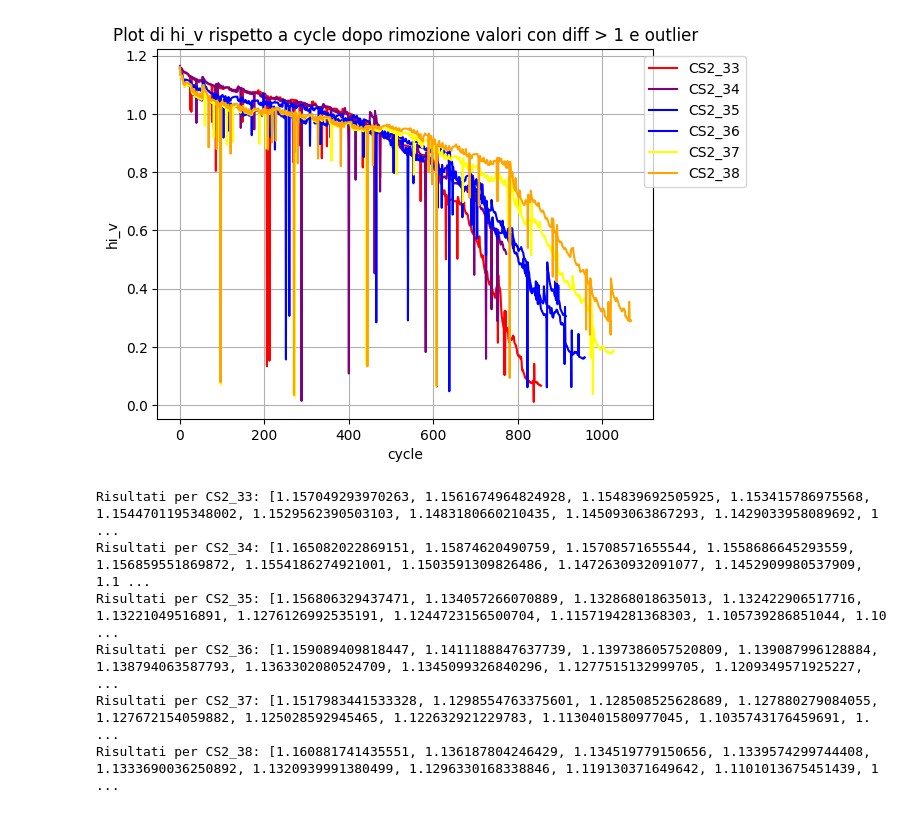
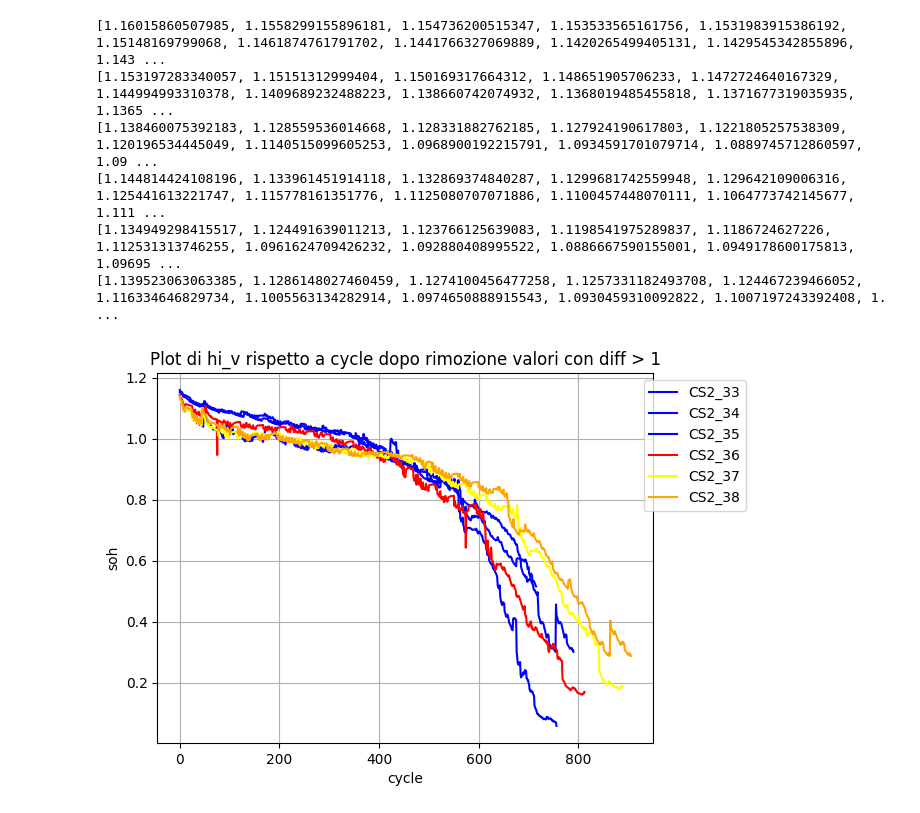
Before and after one commit to LorenzoLongarini/RUL-estimation-of-lithium-batteries, a Jupyter notebook: src/notebook/soh.ipynb, the cells around one changed output. Cells and saved outputs as stored; diff of their text form; code cells hidden in the pictures.

Commit message:
delete outliers and plot discharge

```diff
--- a/src/notebook/soh.ipynb
+++ b/src/notebook/soh.ipynb
@@ -14,4 +99,6 @@ ds_root = 'dataset/cleaned'
 # %%
+# PLOT DEI GRAFICI DI SCARICA
+
 # Lista dei colori che vuoi utilizzare per le curve
 colors = ['red', 'blue', 'green', 'orange', 'purple', 'yellow']
 
@@ -24,55 +111,66 @@ file_names = []
 # Dizionario per memorizzare i risultati di ogni file
 results_dict = {}
 
 # Loop attraverso i file in ds_root
 for i, file_name in enumerate(os.listdir(ds_root)):
     file_path = os.path.join(ds_root, file_name)
-    if file_name.startswith('charge'):
+    if file_name.startswith('discharge'):
         df = pd.read_csv(file_path)
 
-        first_step_index_2 = df[df['Step_Index'] == 2].groupby('Cycle_Index').head(1)
-        last_step_index_4 = df[df['Step_Index'] == 4].groupby('Cycle_Index').tail(1)
-        cycle_indexes2 = first_step_index_2['Cycle_Index'].index  # ha indice riga e numero del ciclo
-        cycle_indexes4 = last_step_index_4['Cycle_Index'].index
+        first_step_index_7 = df[df['Step_Index'] == 7].groupby('Cycle_Index').head(1).index
+        last_step_index_7 = df[df['Step_Index'] == 7].groupby('Cycle_Index').tail(1).index
 
-        first = []
-        for i in cycle_indexes2:
-            first.append(df.iloc[i, 6])
 
-        last = []
-        for i in cycle_indexes4:
-            last.append(df.iloc[i, 6])
+        first1 = []
+        for i in first_step_index_7:
+            first1.append(df.iloc[i, 5])
 
-        result = [b - a for a, b in zip(first, last)]
-        cs2x_part = file_name.split('charge-')[1].split('.csv')[0]
+        last1 = []
+        for i in last_step_index_7:
+            last1.append(df.iloc[i, 5])
+
+        result1 = [b - a for a, b in zip(first1, last1)]
+
+        filtered_vector_discharge = [result1[0]]  # Inizializza il nuovo vettore con il primo elemento
+        for i in range(1, len(result1)):
+            difference = abs(result1[i] - result1[i - 1])
+            if difference <= 0.01: # Valori minori rendono la curva piu selettiva
+                filtered_vector_discharge.append(result1[i])
+
+        # Stampa i valori delle differenze
+        # print(filtered_vector_discharge)
+
+        cs2x_part = file_name.split('discharge-')[1].split('.csv')[0]
         file_names.append(cs2x_part)
 
         # Salva i risultati nel dizionario solo se non sono già presenti
         if cs2x_part not in results_dict:
-            results_dict[cs2x_part] = result
+            results_dict[cs2x_part] = result1
 
+        print(filtered_vector_discharge)
         # Traccia la curva utilizzando un colore dalla lista colors
-        plt.plot(result, label=f'{cs2x_part}', linestyle='-', color=colors[i % len(colors)])
+        plt.plot(filtered_vector_discharge, label=f'{cs2x_part}', linestyle='-', color=colors[i % len(colors)])
+
 
 # Aggiungi titoli e legenda
 plt.title('Plot di hi_v rispetto a cycle dopo rimozione valori con diff > 1')
 plt.xlabel('cycle')
 plt.ylabel('soh')
 plt.grid(True)
 
 # Sposta la legenda in alto a destra senza che esca dalla figura
 plt.legend(file_names, loc='upper right', bbox_to_anchor=(1.2, 1.))
 
 # Mostra il plot
 plt.show()
 # %% [output]
+[1.16015860507985, 1.1558299155896181, 1.154736200515347, 1.153533565161756, 1.1531983915386192, 1.15148169799068, 1.1461874761791702, 1.1441766327069889, 1.1420265499405131, 1.1429545342855896, 1.143 ...
+[1.153197283340057, 1.15151312999404, 1.150169317664312, 1.148651905706233, 1.1472724640167329, 1.144994993310378, 1.1409689232488223, 1.138660742074932, 1.1368019485455818, 1.1371677319035935, 1.1365 ...
+[1.138460075392183, 1.128559536014668, 1.128331882762185, 1.127924190617803, 1.1221805257538309, 1.120196534445049, 1.1140515099605253, 1.0968900192215791, 1.0934591701079714, 1.0889745712860597, 1.09 ...
+[1.144814424108196, 1.133961451914118, 1.132869374840287, 1.1299681742559948, 1.129642109006316, 1.125441613221747, 1.115778161351776, 1.1125080707071886, 1.1100457448070111, 1.1064773742145677, 1.111 ...
+[1.134949298415517, 1.124491639011213, 1.123766125639083, 1.1198541975289837, 1.1186724627226, 1.112531313746255, 1.0961624709426232, 1.092880408995522, 1.0886667590155001, 1.0949178600175813, 1.09695 ...
+[1.139523063063385, 1.1286148027460459, 1.1274100456477258, 1.1257331182493708, 1.124467239466052, 1.116334646829734, 1.1005563134282914, 1.0974650888915543, 1.0930459310092822, 1.1007197243392408, 1. ...
-[figure, old version]
+[figure, new version]
-Risultati per CS2_33: [1.157049293970263, 1.1561674964824928, 1.154839692505925, 1.153415786975568, 1.1544701195348002, 1.1529562390503103, 1.1483180660210435, 1.145093063867293, 1.1429033958089692, 1 ...
-Risultati per CS2_34: [1.165082022869151, 1.15874620490759, 1.15708571655544, 1.1558686645293559, 1.156859551869872, 1.1554186274921001, 1.1503591309826486, 1.1472630932091077, 1.1452909980537909, 1.1 ...
-Risultati per CS2_35: [1.156806329437471, 1.134057266070889, 1.132868018635013, 1.132422906517716, 1.13221049516891, 1.1276126992535191, 1.1244723156500704, 1.1157194281368303, 1.105739286851044, 1.10 ...
-Risultati per CS2_36: [1.159089409818447, 1.1411188847637739, 1.1397386057520809, 1.139087996128884, 1.138794063587793, 1.1363302080524709, 1.1345099326840296, 1.1277515132999705, 1.1209349571925227,  ...
-Risultati per CS2_37: [1.1517983441533328, 1.1298554763375601, 1.128508525628689, 1.127880279084055, 1.127672154059882, 1.125028592945465, 1.122632921229783, 1.1130401580977045, 1.1035743176459691, 1. ...
-Risultati per CS2_38: [1.160881741435551, 1.136187804246429, 1.134519779150656, 1.1339574299744408, 1.1333690036250892, 1.1320939991380499, 1.1296330168338846, 1.119130371649642, 1.1101013675451439, 1 ...
 # %%
 for i in range(len(result) - 1, 0, -1):
 
```
Also changed, not shown: parts of 3 cells of this notebook.
